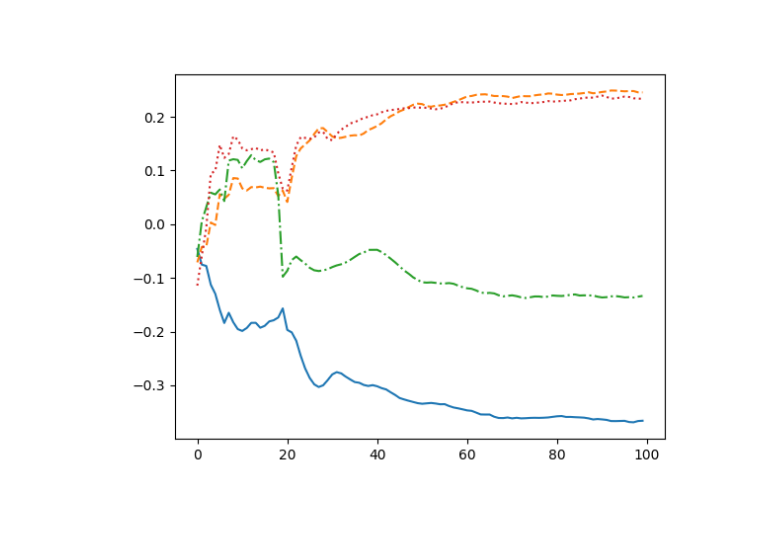
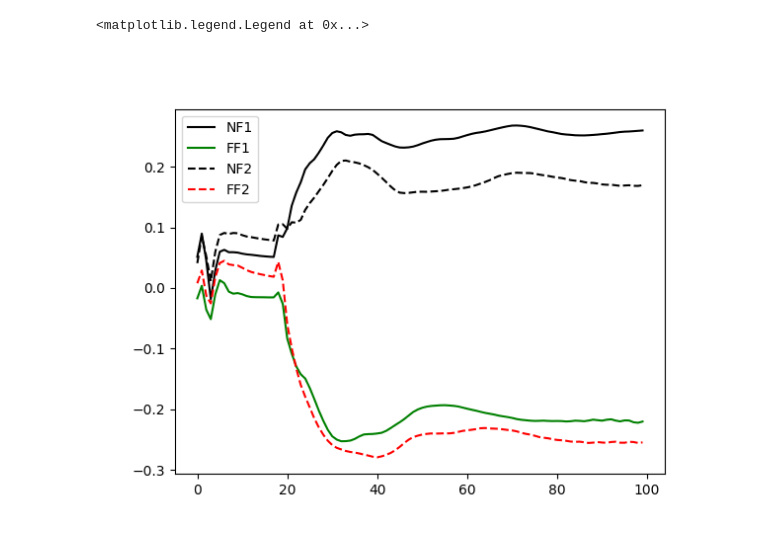
Before and after one commit to mshahbazi1997/MotorSavingModel, a Jupyter notebook: notebooks/Latent_dpca.ipynb, the cells around one changed output. Cells and saved outputs as stored; diff of their text form; code cells hidden in the pictures.

Commit message:
updated dpca

```diff
--- a/notebooks/Latent_dpca.ipynb
+++ b/notebooks/Latent_dpca.ipynb
@@ -14,13 +14,14 @@ import torch as th
 #%matplotlib qt
 #%matplotlib inline
 # %%
-folder_name = 'Sim_simple'
-model_name = 'model{:02d}'.format(18)
+folder_name = 'Sim_all'
+model_name = 'model{:02d}'.format(10)
 
 
 # Load data
 phase = {'NF1':[0],'FF1':[8],'NF2':[0],'FF2':[8]}
-U = get_data(folder_name,model_name,phase,ff_coef=None) #,batch_size=300,catch_trial_perc=0,condition='train',go_cue_random=False
+U = get_data(folder_name,model_name,phase,ff_coef=None,
+             batch_size=300,catch_trial_perc=0,condition='train',go_cue_random=False) #,batch_size=300,catch_trial_perc=0,condition='train',go_cue_random=False
 
 n_muscle = 6
 weight_file,_,_= get_dir(folder_name,model_name,'NF1',0)
@@ -39,7 +40,7 @@ X = np.concatenate([d[:,None,:,:] for d in data], axis=1)
 X = X.transpose(3,0,1,2) # neurons x conditions x phase x time
 
 # remove the overall mean
-#X = X - np.mean(X, axis=(1,2,3))[:,None,None,None]
+X = X - np.mean(X, axis=(1,2,3))[:,None,None,None]
 
 # project into the output potent space
 X = np.einsum('ij,jklm->iklm', N, X)
@@ -47,7 +48,7 @@ X = np.einsum('ij,jklm->iklm', N, X)
 X_1 = X[:,:,:2,:]
 X_2 = X[:,:,2:,:]
 
-dpca = dPCA.dPCA(labels='clt',join={'ct':['c','ct'], 'lt':['l','lt'], 'clt':['cl','clt']}, n_components=6,n_iter='auto') # {'ct':['c','ct'], 'l':['l'],'lt':['lt'], 'clt':['cl','clt']}
+dpca = dPCA.dPCA(labels='clt',join={'ct':['c','ct'], 'lt':['l','lt'], 'clt':['cl','clt']}, n_components=6,n_iter=0) # {'ct':['c','ct'], 'l':['l'],'lt':['lt'], 'clt':['cl','clt']}
 dpca.protect = ['t']
 dpca.fit(X_1)
 Z = dpca.transform(np.concatenate((X_1,X_2),axis=2))
@@ -89,12 +90,17 @@ plot.plot_traj(ax,x,which_times=list(range(0,10)),plot_scatter=0,dim=2,alpha=[1,
 # %%
-fig = plt.figure()
 x_1[:,:,1].shape
 #plt.plot(np.mean(x_1[:,:,0],axis=0).T)
 #plt.plot(np.mean(x_2[:,:,0],axis=0).T,linestyle='--')
 
-linestyle = ['-', '--', '-.', ':']
+linestyle = ['-', '-', '--', '--']
+color_list = ['k','g','k','r']
+label=['NF1','FF1','NF2','FF2']
+
+fig,ax = plt.subplots(1,1)
 for i in range(len(x)):
-    plt.plot(np.mean(x[i][:,:,0],axis=0).T,linestyle=linestyle[i])
-    #plt.plot(x[i][:,:,0].T,linestyle=linestyle[i])
+    ax.plot(np.mean(x[i][:,:,0],axis=0).T,color=color_list[i],label=label[i],linestyle=linestyle[i])
+    #ax.plot(x[i][:,:,0].T,linestyle=linestyle[i])
+ax.legend()
 # %% [output]
+<matplotlib.legend.Legend at 0x...>
-[figure, old version]
+[figure, new version]
```
Also changed, not shown: parts of 1 cell of this notebook, 4 other files.
